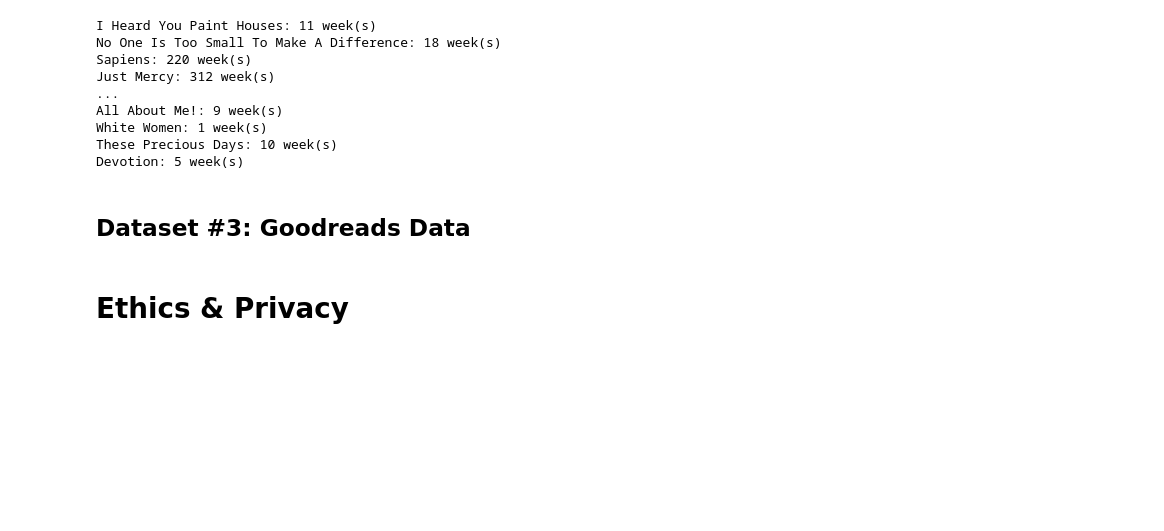
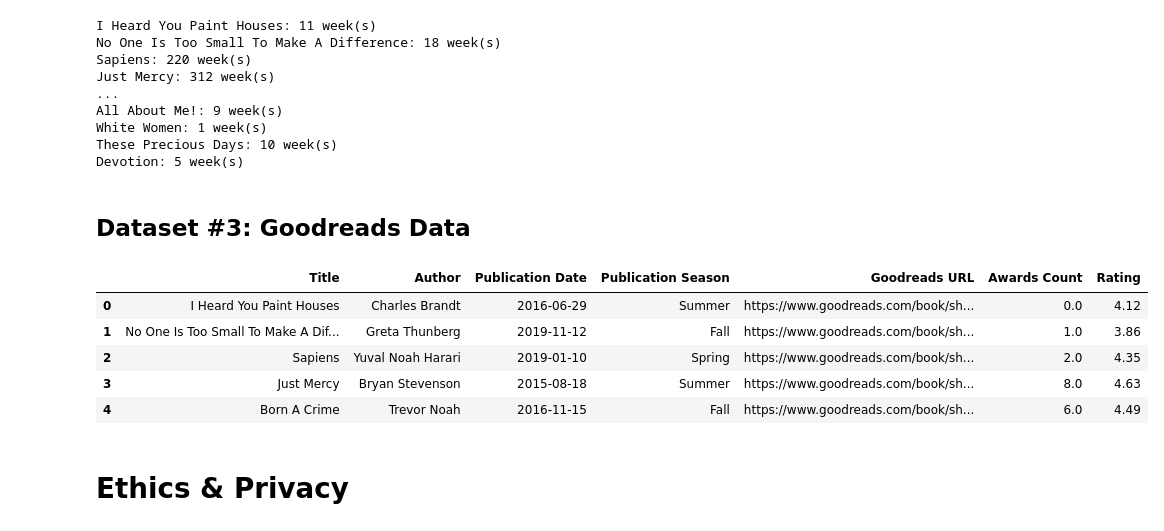
Before and after one commit to satyar2003/cogs-108-project, a Jupyter notebook: DataCheckpoint_Group019-FA24.ipynb, the cells around one changed output. Drawn from its saved outputs; the diff is of its cells as text; code cells hidden in the pictures; blank space fills up the shorter version.

```diff
--- a/DataCheckpoint_Group019-FA24.ipynb
+++ b/DataCheckpoint_Group019-FA24.ipynb
@@ -313,6 +313,16 @@ Devotion: 5 week(s)
    .to_csv('Titles.csv', header=False))
 # %% [markdown]
 ## Dataset #3: Goodreads Data
+# %%
+goodreads_df = pd.read_csv('goodreadsinfo.csv')
+goodreads_df.head(5)
+# %% [output]
+|  | Title | Author | Publication Date | Publication Season | Goodreads URL | Awards Count | Rating |
+| 0 | I Heard You Paint Houses | Charles Brandt | 2016-06-29 | Summer | https://www.goodreads.com/book/sh... | 0.0 | 4.12 |
+| 1 | No One Is Too Small To Make A Dif... | Greta Thunberg | 2019-11-12 | Fall | https://www.goodreads.com/book/sh... | 1.0 | 3.86 |
+| 2 | Sapiens | Yuval Noah Harari | 2019-01-10 | Spring | https://www.goodreads.com/book/sh... | 2.0 | 4.35 |
+| 3 | Just Mercy | Bryan Stevenson | 2015-08-18 | Summer | https://www.goodreads.com/book/sh... | 8.0 | 4.63 |
+| 4 | Born A Crime | Trevor Noah | 2016-11-15 | Fall | https://www.goodreads.com/book/sh... | 6.0 | 4.49 |
 # %% [markdown]
 # Ethics & Privacy
 # %% [markdown]
```
